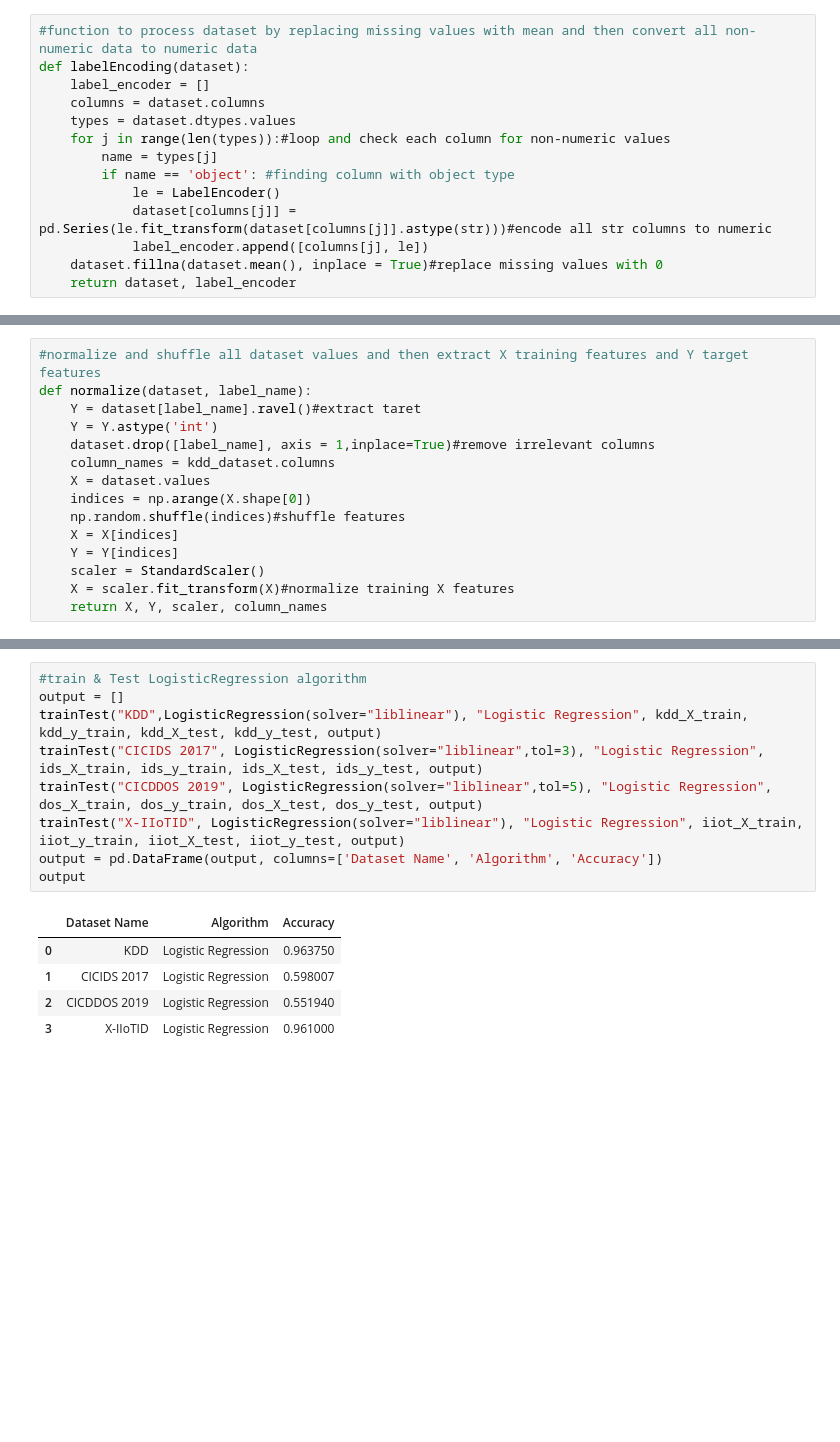
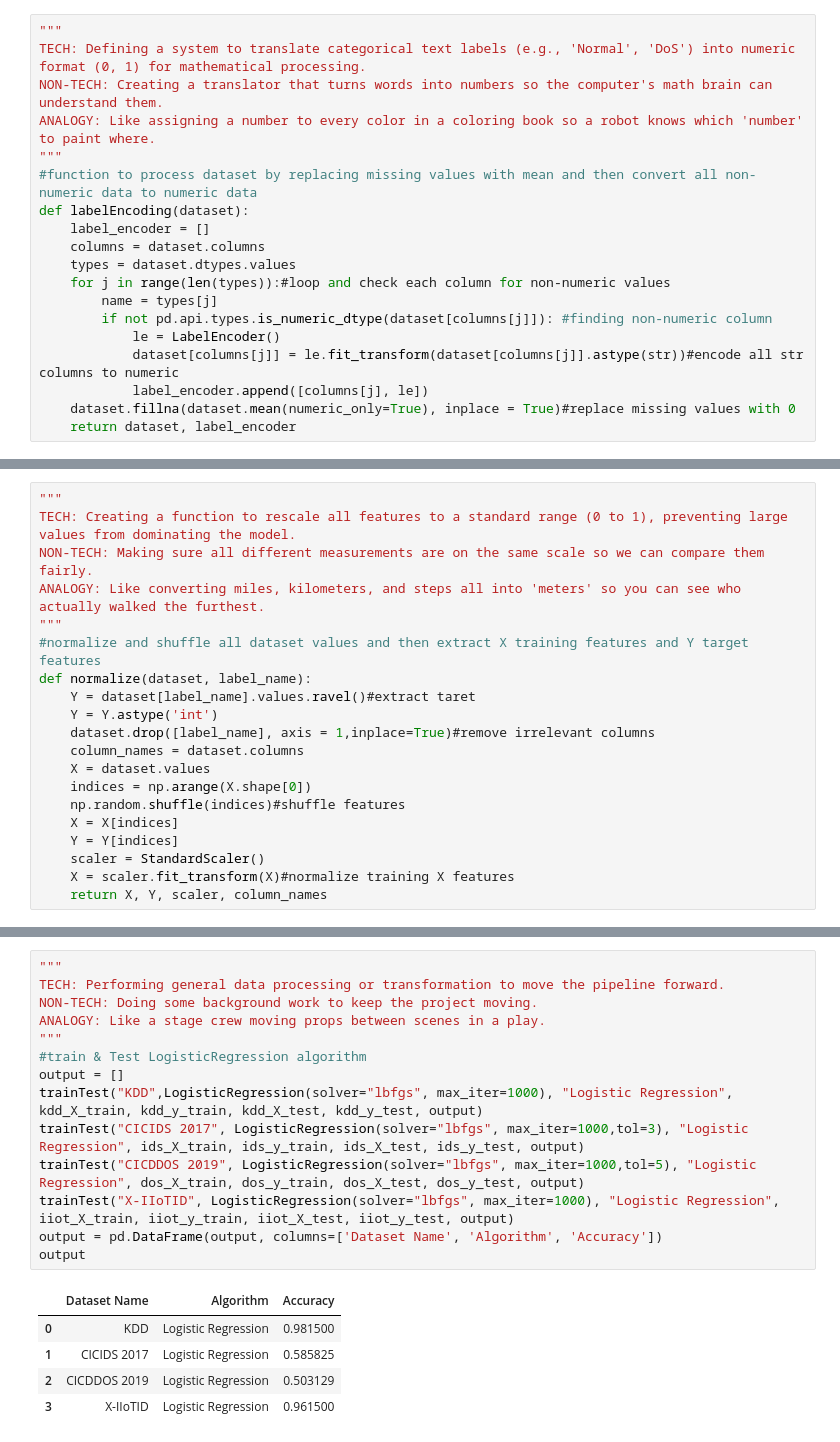
Before and after one commit to Ksreyan0725/CyberAttackPrediction---College_Project, a Jupyter notebook: CyberAttackPrediction/ExtensionCyberAttack.ipynb, the cells around one changed output, grey strips where cells are left out. Drawn from its saved outputs; the diff is of its cells as text; blank space fills up the shorter version.

```diff
--- a/CyberAttackPrediction/ExtensionCyberAttack.ipynb
+++ b/CyberAttackPrediction/ExtensionCyberAttack.ipynb
@@ -146,4 +175,9 @@ plt.show()
 # %%
+"""
+TECH: Defining a system to translate categorical text labels (e.g., 'Normal', 'DoS') into numeric format (0, 1) for mathematical processing.
+NON-TECH: Creating a translator that turns words into numbers so the computer's math brain can understand them.
+ANALOGY: Like assigning a number to every color in a coloring book so a robot knows which 'number' to paint where.
+"""
 #function to process dataset by replacing missing values with mean and then convert all non-numeric data to numeric data
 def labelEncoding(dataset):
     label_encoder = []
@@ -151,10 +185,10 @@ def labelEncoding(dataset):
     types = dataset.dtypes.values
     for j in range(len(types)):#loop and check each column for non-numeric values
         name = types[j]
-        if name == 'object': #finding column with object type
+        if not pd.api.types.is_numeric_dtype(dataset[columns[j]]): #finding non-numeric column
             le = LabelEncoder()
-            dataset[columns[j]] = pd.Series(le.fit_transform(dataset[columns[j]].astype(str)))#encode all str columns to numeric
+            dataset[columns[j]] = le.fit_transform(dataset[columns[j]].astype(str))#encode all str columns to numeric
             label_encoder.append([columns[j], le])
-    dataset.fillna(dataset.mean(), inplace = True)#replace missing values with 0
+    dataset.fillna(dataset.mean(numeric_only=True), inplace = True)#replace missing values with 0
     return dataset, label_encoder
 # %%
@@ -181,12 +220,17 @@ Cleaned Dataset
 | 9999 | 40 | 1429 | 18 | 6890 | 25 | 68 | 2 | 8 | 17 | 0 | ... |
 10000 rows × 68 columns
 # %%
+"""
+TECH: Creating a function to rescale all features to a standard range (0 to 1), preventing large values from dominating the model.
+NON-TECH: Making sure all different measurements are on the same scale so we can compare them fairly.
+ANALOGY: Like converting miles, kilometers, and steps all into 'meters' so you can see who actually walked the furthest.
+"""
 #normalize and shuffle all dataset values and then extract X training features and Y target features
 def normalize(dataset, label_name):
-    Y = dataset[label_name].ravel()#extract taret
+    Y = dataset[label_name].values.ravel()#extract taret
     Y = Y.astype('int')
     dataset.drop([label_name], axis = 1,inplace=True)#remove irrelevant columns
-    column_names = kdd_dataset.columns
+    column_names = dataset.columns
     X = dataset.values
     indices = np.arange(X.shape[0])
     np.random.shuffle(indices)#shuffle features
@@ -298,16 +382,21 @@ output
 # %%
+"""
+TECH: Performing general data processing or transformation to move the pipeline forward.
+NON-TECH: Doing some background work to keep the project moving.
+ANALOGY: Like a stage crew moving props between scenes in a play.
+"""
 #train & Test LogisticRegression algorithm
 output = []
-trainTest("KDD",LogisticRegression(solver="liblinear"), "Logistic Regression", kdd_X_train, kdd_y_train, kdd_X_test, kdd_y_test, output)
-trainTest("CICIDS 2017", LogisticRegression(solver="liblinear",tol=3), "Logistic Regression", ids_X_train, ids_y_train, ids_X_test, ids_y_test, output)
-trainTest("CICDDOS 2019", LogisticRegression(solver="liblinear",tol=5), "Logistic Regression", dos_X_train, dos_y_train, dos_X_test, dos_y_test, output)
-trainTest("X-IIoTID", LogisticRegression(solver="liblinear"), "Logistic Regression", iiot_X_train, iiot_y_train, iiot_X_test, iiot_y_test, output)
+trainTest("KDD",LogisticRegression(solver="lbfgs", max_iter=1000), "Logistic Regression", kdd_X_train, kdd_y_train, kdd_X_test, kdd_y_test, output)
+trainTest("CICIDS 2017", LogisticRegression(solver="lbfgs", max_iter=1000,tol=3), "Logistic Regression", ids_X_train, ids_y_train, ids_X_test, ids_y_test, output)
+trainTest("CICDDOS 2019", LogisticRegression(solver="lbfgs", max_iter=1000,tol=5), "Logistic Regression", dos_X_train, dos_y_train, dos_X_test, dos_y_test, output)
+trainTest("X-IIoTID", LogisticRegression(solver="lbfgs", max_iter=1000), "Logistic Regression", iiot_X_train, iiot_y_train, iiot_X_test, iiot_y_test, output)
 output = pd.DataFrame(output, columns=['Dataset Name', 'Algorithm', 'Accuracy'])
 output
 # %% [output]
 |  | Dataset Name | Algorithm | Accuracy |
-| 0 | KDD | Logistic Regression | 0.963750 |
-| 1 | CICIDS 2017 | Logistic Regression | 0.598007 |
-| 2 | CICDDOS 2019 | Logistic Regression | 0.551940 |
-| 3 | X-IIoTID | Logistic Regression | 0.961000 |
+| 0 | KDD | Logistic Regression | 0.981500 |
+| 1 | CICIDS 2017 | Logistic Regression | 0.585825 |
+| 2 | CICDDOS 2019 | Logistic Regression | 0.503129 |
+| 3 | X-IIoTID | Logistic Regression | 0.961500 |
 # %%
```
Also changed, not shown: parts of 23 cells of this notebook, 9 other files.
